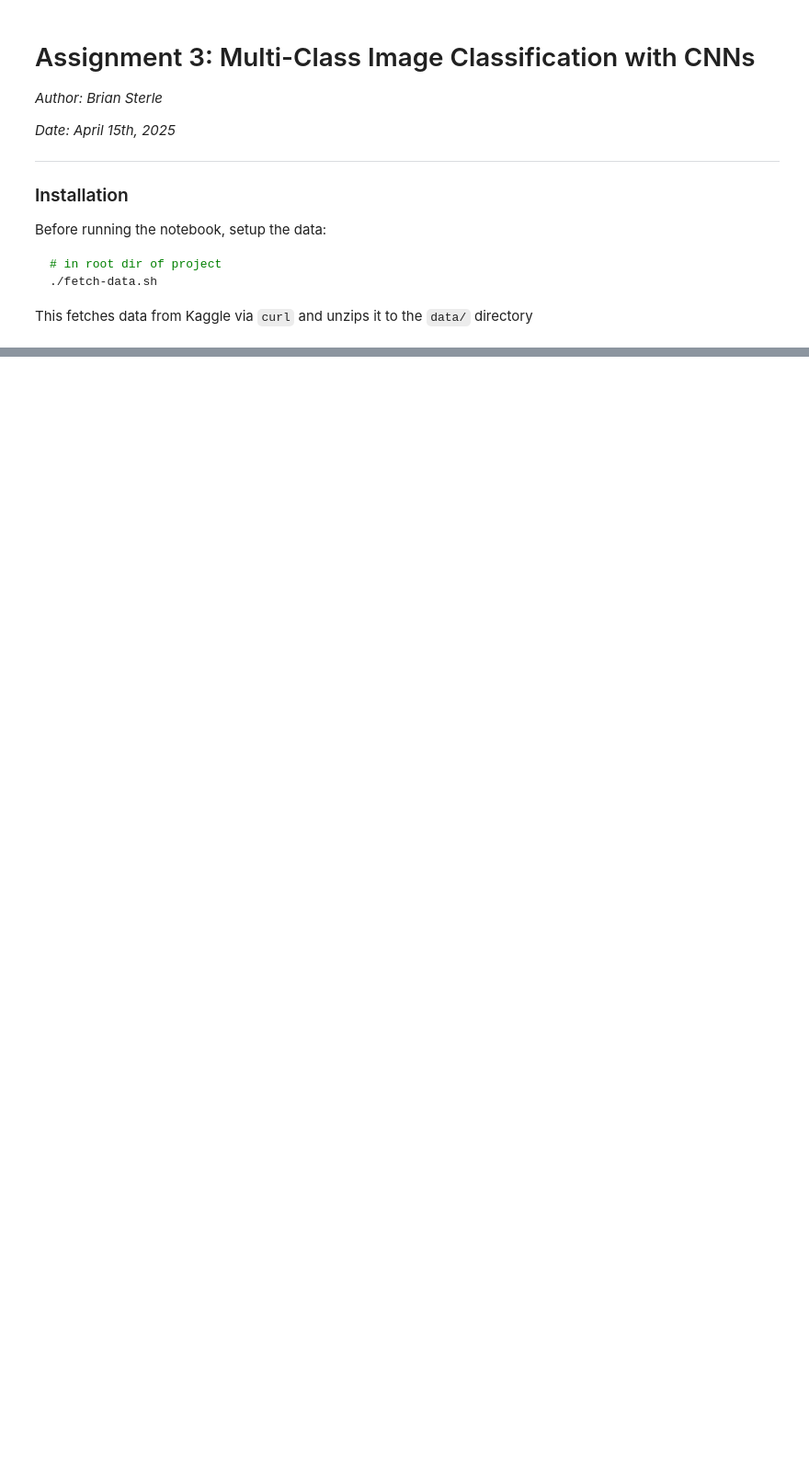
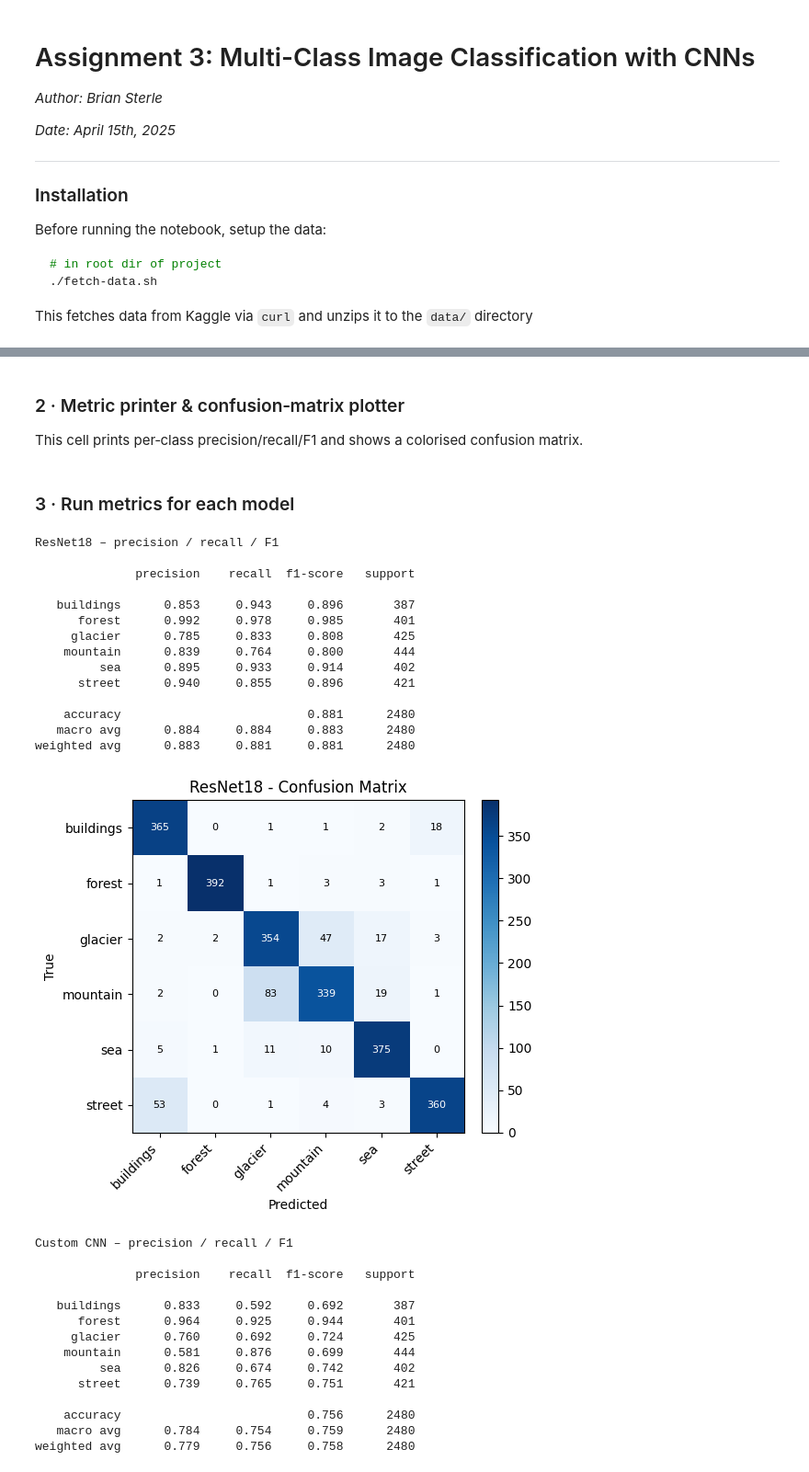
Before and after one commit to briansterle/multiclass-image-classification-cnn, a Jupyter notebook: assignment3.ipynb, the cells around one changed output, grey strips where cells are left out. Shown at 92% size. Drawn from its saved outputs; the diff is of its cells as text; code cells hidden in the pictures; blank space fills up the shorter version.

```diff
--- a/assignment3.ipynb
+++ b/assignment3.ipynb
@@ -328,0 +627,71 @@ for epoch in range(num_epochs):
+# %% [markdown]
+### 2 · Metric printer & confusion‑matrix plotter
+This cell prints per‑class precision/recall/F1 and shows a colorised confusion
+matrix.
+# %%
+# %% [code]
+def metrics_and_cm(model, loader, class_names, device, title="Model"):
+    y_true, y_pred = collect_preds(model, loader, device)
+
+    # --- classification report ---
+    print(f"\n{title} – precision / recall / F1\n")
+    print(classification_report(y_true, y_pred, target_names=class_names, digits=3))
+
+    # --- confusion matrix plot ---
+    cm = confusion_matrix(y_true, y_pred)
+    fig, ax = plt.subplots(figsize=(6, 5))
+    im = ax.imshow(cm, cmap="Blues")
+    ax.set_xticks(range(len(class_names)))
+    ax.set_yticks(range(len(class_names)))
+    ax.set_xticklabels(class_names, rotation=45, ha="right")
+    ax.set_yticklabels(class_names)
+    ax.set_xlabel("Predicted")
+    ax.set_ylabel("True")
+    ax.set_title(f"{title} - Confusion Matrix")
+    for i in range(cm.shape[0]):
+        for j in range(cm.shape[1]):
+            ax.text(j, i, cm[i, j], va="center", ha="center",
+                    color="white" if cm[i, j] > cm.max()/2 else "black", fontsize=8)
+    plt.colorbar(im, fraction=0.046, pad=0.04)
+    plt.tight_layout()
+    plt.show()
+# %% [markdown]
+### 3 · Run metrics for each model
+# %%
+class_names = train_loader.dataset.dataset.classes  # list of labels
+
+# ResNet:
+metrics_and_cm(model_resnet18, val_loader, class_names, device, title="ResNet18")
+
+# Custom CNN:
+metrics_and_cm(model_cnn,      val_loader, class_names, device, title="Custom CNN")
+# %% [output]
+ResNet18 – precision / recall / F1
+
+              precision    recall  f1-score   support
+
+   buildings      0.853     0.943     0.896       387
+      forest      0.992     0.978     0.985       401
+     glacier      0.785     0.833     0.808       425
+    mountain      0.839     0.764     0.800       444
+         sea      0.895     0.933     0.914       402
+      street      0.940     0.855     0.896       421
+
+    accuracy                          0.881      2480
+   macro avg      0.884     0.884     0.883      2480
+weighted avg      0.883     0.881     0.881      2480
+[figure, added]
+Custom CNN – precision / recall / F1
+
+              precision    recall  f1-score   support
+
+   buildings      0.833     0.592     0.692       387
+      forest      0.964     0.925     0.944       401
+     glacier      0.760     0.692     0.724       425
+    mountain      0.581     0.876     0.699       444
+         sea      0.826     0.674     0.742       402
+      street      0.739     0.765     0.751       421
+
+    accuracy                          0.756      2480
+   macro avg      0.784     0.754     0.759      2480
+weighted avg      0.779     0.756     0.758      2480
```
Also changed, not shown: parts of 16 cells of this notebook, 1 other file.
